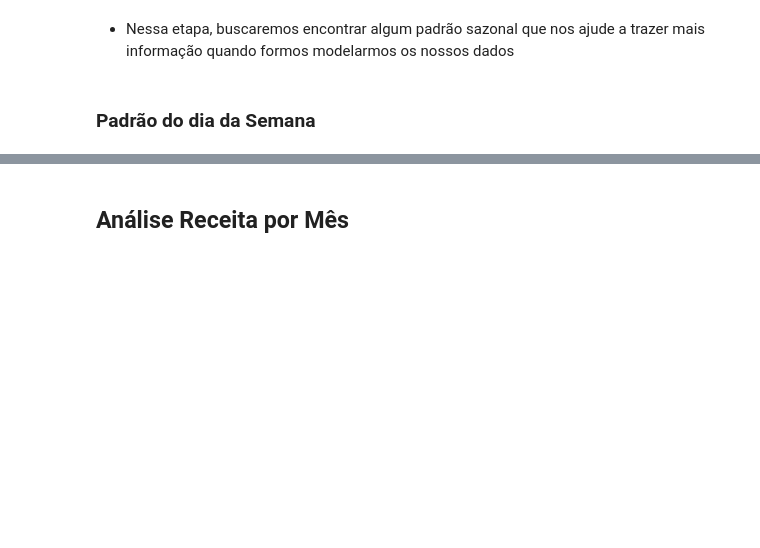
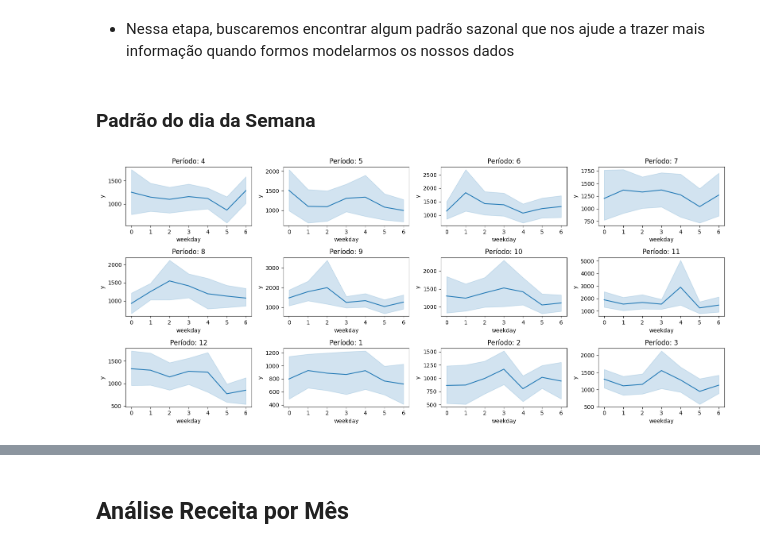
Before and after one commit to mateusalmeida11/mlops-forecast, a Jupyter notebook: notebooks/eda_for_ts.ipynb, the cells around one changed output, grey strips where cells are left out. Saved outputs shown, nothing was run; the diff lists cells and outputs as text; code cells hidden in the pictures; blank space fills up the shorter version.

```diff
--- a/notebooks/eda_for_ts.ipynb
+++ b/notebooks/eda_for_ts.ipynb
@@ -129,23 +129,38 @@ class EdaTimeSeries():
 
     def line_subplots_period(self, period_principal="month", period_sec="weekday"):
         if period_principal == "month":
-            periods = self.ts[principal].unique()
+            periods = self.ts[period_principal].unique()
             nrows = 3
             ncols = 4
-            fig, axs = plt.subplots(nrows, ncols, figsize=(14,7))
+            fig, axs = plt.subplots(nrows, ncols, figsize=(16,7))
 
-        elif principal == "year":
-            periods = self.ts[principal].unique()
+        elif period_principal == "year":
+            periods = self.ts[period_principal].unique()
 
-        for i, period in enumearte(periods):
-            row = i // ncols,
+        for i, period in enumerate(periods):
+            row = i // ncols
             col = i % ncols
-            period_loc = self.ts.loc[self.ts[principal] == period, [sec, "y"]]
-            sns.lineplot(data=period_loc, x=sec, y="y", ax=axs[row, col])
+            period_loc = self.ts.loc[self.ts[period_principal] == period, [period_sec, "y"]]
+            sns.lineplot(data=period_loc, x=period_sec, y="y", ax=axs[row, col])
             axs[row, col].set_title(f"Período: {period}")
 
         fig.tight_layout()
         plt.show()
+
+    def line_over_period(self, period="month", hue=None):
+        plt.figure(figsize=(6,4))
+        if hue:
+            ts_group = self.ts.groupby([hue, period])["y"].sum().reset_index()
+            ax = sns.lineplot(data=ts_group, x=period, y="y", hue=hue)
+        else:
+            ts_group = self.ts.groupby(period)["y"].sum().reset_index()
+            ax = sns.lineplot(data=ts_group, x=period, y="y")
+        plt.xlabel(period)
+        plt.ylabel("y")
+        ax.set_xticks(ax.get_xticks()[::2])
+        ax.set_xticklabels(ax.get_xticklabels(), rotation=45, ha="right", fontsize=6)
+        plt.tight_layout()
+        plt.show()
 # %%
 class TestStatistical():
     def test_trend_linear_regression(self, data):
@@ -500,3 +515,7 @@ eda.moving_average_graph(len_window=365,
 - Nessa etapa, buscaremos encontrar algum padrão sazonal que nos ajude a trazer mais informação quando formos modelarmos os nossos dados
 # %% [markdown]
 ### Padrão do dia da Semana
+# %%
+eda.line_subplots_period()
+# %% [output]
+[figure, added]
```
Also changed, not shown: parts of 8 cells of this notebook.
